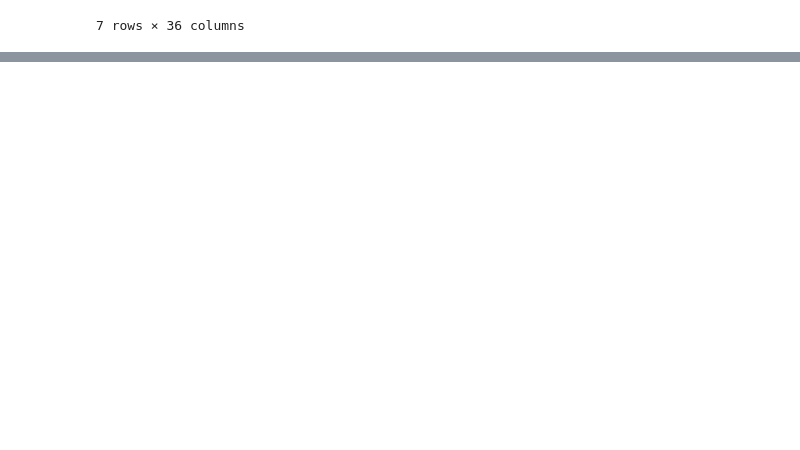
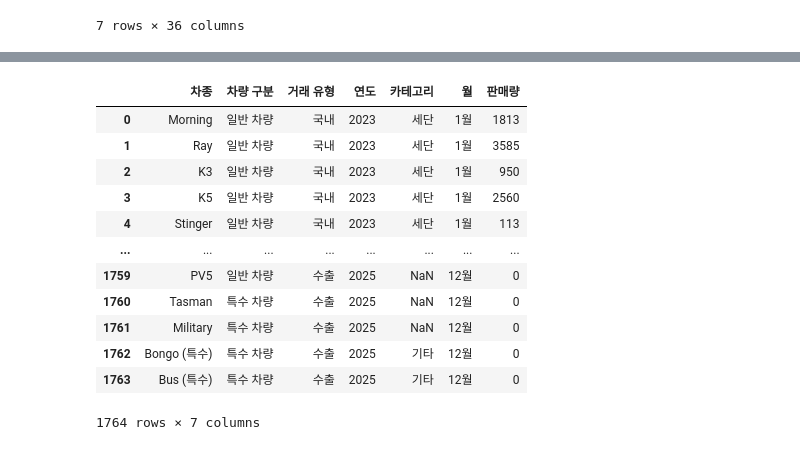
Before and after one commit to Coding-Supremacy/manifest-mini, a Jupyter notebook: junghee/분석 요약표 집계.ipynb, the cells around one changed output, grey strips where cells are left out. Saved outputs shown, nothing was run; the diff lists cells and outputs as text; code cells hidden in the pictures; blank space fills up the shorter version.

```diff
--- a/junghee/분석 요약표 집계.ipynb
+++ b/junghee/분석 요약표 집계.ipynb
@@ -326,3 +326,20 @@ df_melted['연월'] = df_melted['연도'].astype(str) + '-' + df_melted['월'].a
 | 특수 차량 | 186 | 157 | 111 | 141 | 36 | 36 | 135 | 217 | 307 | 192 | ... | ... |
 | 휴양용 차량 | 57755 | 79361 | 70990 | 69718 | 67899 | 76200 | 70851 | 73235 | 67671 | 67612 | ... | ... |
 7 rows × 36 columns
+# %%
+car_types = {
+            '세단': ['Morning', 'Ray', 'K3', 'K5', 'Stinger', 'K7 / K8', 'K9', "Morning / Picanto", "K5 / Optima", 'K7 / K8 / Cadenza'],
+            'SUV': ['Seltos', 'Niro', 'Sportage', 'Sorento', 'Mohave', 'EV6', 'EV9', "Mohave / Borrego"],
+            '기타': ['Bongo', 'Carnival', 'Bus', "Carnival / Sedona", "Millitary", "Bongo (특수)", "Bus (특수)"]
+        }
+# %%
+df = pd.read_csv('../data/기아_차종별판매실적.csv')
+# %%
+ # 카테고리 매핑 딕셔너리 만들기
+car_category_map = {}
+for category, models in car_types.items():
+    for model in models:
+        car_category_map[model] = category
+
+# df_sales에 카테고리 컬럼 추가
+df['카테고리'] = df['차종'].map(car_category_map)
@@ -328,0 +362,21 @@ df_melted['연월'] = df_melted['연도'].astype(str) + '-' + df_melted['월'].a
+# %%
+df_melted =  df.melt(id_vars=['차종', '차량 구분', '거래 유형', '연도', '카테고리'],
+                                value_vars=["1월", "2월", "3월", "4월", "5월", "6월", "7월", "8월", "9월", "10월", "11월", "12월"] ,
+                                var_name='월', value_name='판매량')
+# %%
+
+df_melted
+# %% [output]
+|  | 차종 | 차량 구분 | 거래 유형 | 연도 | 카테고리 | 월 | 판매량 |
+| 0 | Morning | 일반 차량 | 국내 | 2023 | 세단 | 1월 | 1813 |
+| 1 | Ray | 일반 차량 | 국내 | 2023 | 세단 | 1월 | 3585 |
+| 2 | K3 | 일반 차량 | 국내 | 2023 | 세단 | 1월 | 950 |
+| 3 | K5 | 일반 차량 | 국내 | 2023 | 세단 | 1월 | 2560 |
+| 4 | Stinger | 일반 차량 | 국내 | 2023 | 세단 | 1월 | 113 |
+| ... | ... | ... | ... | ... | ... | ... | ... |
+| 1759 | PV5 | 일반 차량 | 수출 | 2025 | NaN | 12월 | 0 |
+| 1760 | Tasman | 특수 차량 | 수출 | 2025 | NaN | 12월 | 0 |
+| 1761 | Military | 특수 차량 | 수출 | 2025 | NaN | 12월 | 0 |
+| 1762 | Bongo (특수) | 특수 차량 | 수출 | 2025 | 기타 | 12월 | 0 |
+| 1763 | Bus (특수) | 특수 차량 | 수출 | 2025 | 기타 | 12월 | 0 |
+1764 rows × 7 columns
```
Also changed, not shown: parts of 4 cells of this notebook, 4 other files.
